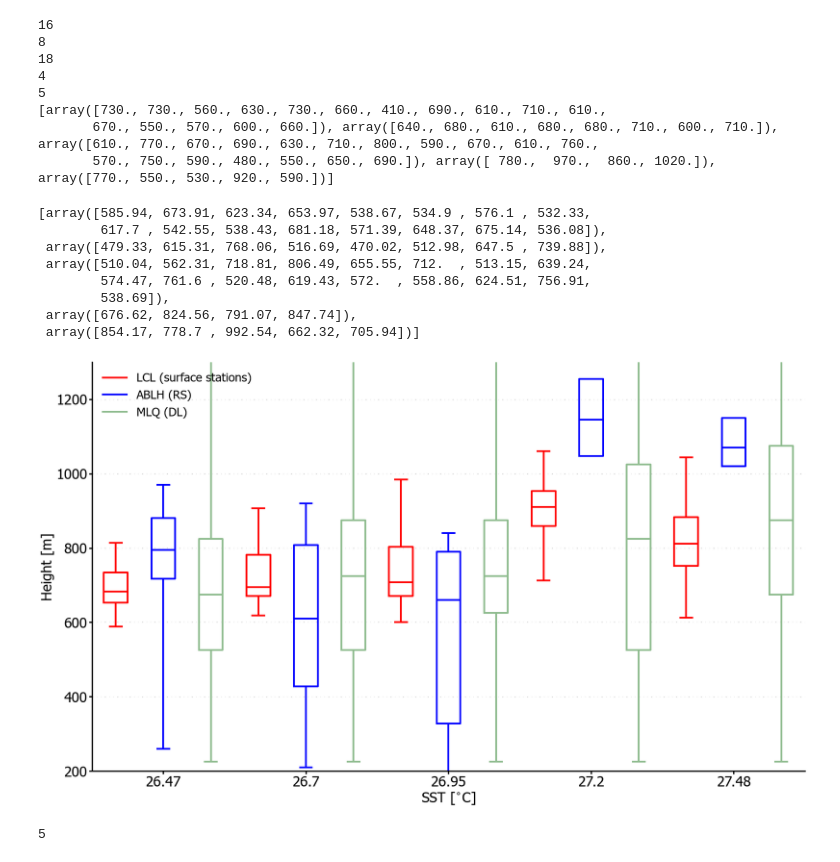
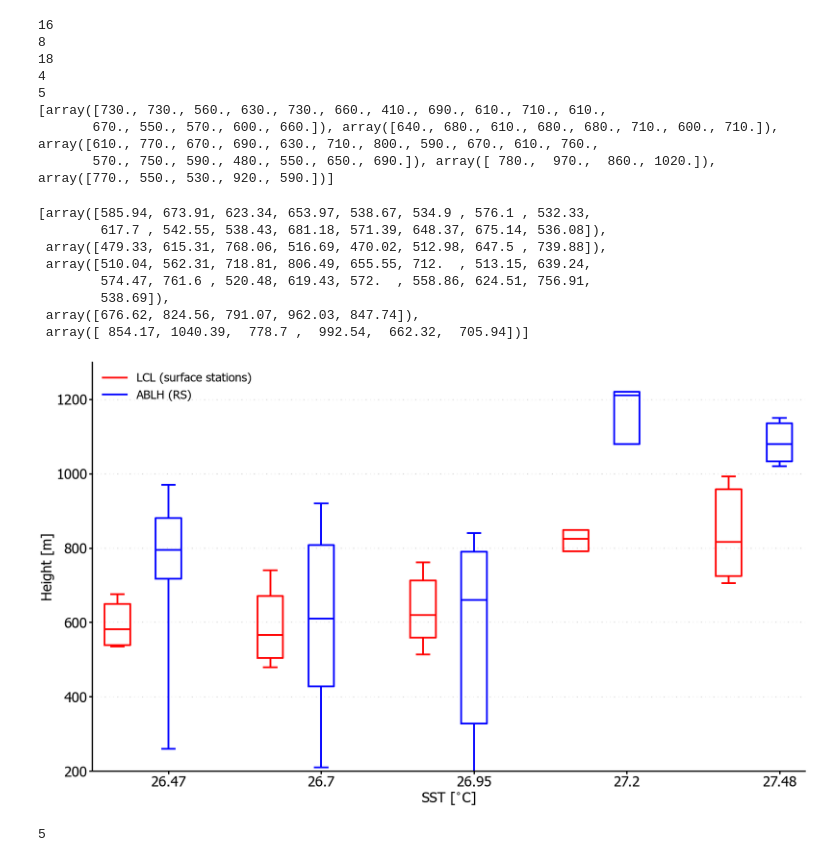
Before and after one commit to ClauClouds/SST-impact, a Jupyter notebook: plot_radiosonde_binned_vs_sst_data.ipynb, the cells around one changed output. Cells and saved outputs as stored; diff of their text form; code cells hidden in the pictures.

```diff
--- a/plot_radiosonde_binned_vs_sst_data.ipynb
+++ b/plot_radiosonde_binned_vs_sst_data.ipynb
@@ -34,11 +34,12 @@ def f_generate_list_binned_var(var_list, var_name_string):
     return(output_list)
 # %%
 # reading radiosondes
-path_RS_postprocessed_data = '/Volumes/Extreme SSD/work/006_projects/001_Prec_Trade_Cycle/post_processed_data/binned_sst/'
+#path_RS_postprocessed_data = '/Volumes/Extreme SSD/work/006_projects/001_Prec_Trade_Cycle/post_processed_data/binned_sst/'
 path_plot = '/Volumes/Extreme SSD/work/006_projects/001_Prec_Trade_Cycle/SST_impact_work/plots_paper/'
+path_RS_postprocessed_data = '/Volumes/Extreme SSD/work/006_projects/001_Prec_Trade_Cycle/post_processed_data/'
 
 # read rs data
-RS_atalante_Data_new = xr.open_dataset(path_RS_postprocessed_data+'radiosondes_atalante_binned_sst.nc')
+RS_atalante_Data_new = xr.open_dataset(path_RS_postprocessed_data+'radiosondes_atalante_merian_binned_sst.nc')
 
 # reading data produced after reviewer's comment
 q_data_review = xr.open_dataset(('/Volumes/Extreme SSD/work/006_projects/001_Prec_Trade_Cycle/post_processed_data/q_data_comment_reviewer.nc'))
@@ -405,8 +341,8 @@ lcl_binned
  array([510.04, 562.31, 718.81, 806.49, 655.55, 712.  , 513.15, 639.24,
         574.47, 761.6 , 520.48, 619.43, 572.  , 558.86, 624.51, 756.91,
         538.69]),
- array([676.62, 824.56, 791.07, 847.74]),
- array([854.17, 778.7 , 992.54, 662.32, 705.94])]
+ array([676.62, 824.56, 791.07, 962.03, 847.74]),
+ array([ 854.17, 1040.39,  778.7 ,  992.54,  662.32,  705.94])]
 # %%
 # plto boxplot of LCL and PBLH
 fig, ax1 = plt.subplots(figsize=(24,14), sharex=True, constrained_layout=True)
@@ -475,19 +411,19 @@ pos_s = [n_ins_plus*k + 1 for k in range(n_groups)]
 
 # BOXPLOT: whis = [5, 95] # to have 5th and 95th percentile as whiskers
 # LCL
-bp_plot_s = ax1.boxplot(LCL_BINS, sym='', positions=pos_s, whis=whis_lims, widths=0.5)
+bp_plot_s = ax1.boxplot(lcl_binned, sym='', positions=pos_s, whis=whis_lims, widths=0.5)
 # PBLH
 bp_plot_h = ax1.boxplot(pblh_binned, sym='', positions=pos_h, whis=whis_lims, widths=0.5)
-bp_plot_q = ax1.boxplot(MLQ, sym='', positions=pos_q, whis=whis_lims, widths=0.5)
+#bp_plot_q = ax1.boxplot(MLQ, sym='', positions=pos_q, whis=whis_lims, widths=0.5)
 
 make_boxplot_great_again(bp_plot_s, col='red')
 make_boxplot_great_again(bp_plot_h, col='blue')
-make_boxplot_great_again(bp_plot_q, col='darkseagreen')
+#make_boxplot_great_again(bp_plot_q, col='darkseagreen')
 
 # create dummy plots for legend:
 ax1.plot([np.nan, np.nan], [np.nan, np.nan], linewidth=4.0, color='red', label='LCL (surface stations)')
 ax1.plot([np.nan, np.nan], [np.nan, np.nan], linewidth=4.0, color='blue', label='ABLH (RS)')
-ax1.plot([np.nan, np.nan], [np.nan, np.nan], linewidth=4.0, color='darkseagreen', label='MLQ (DL)')
+#ax1.plot([np.nan, np.nan], [np.nan, np.nan], linewidth=4.0, color='darkseagreen', label='MLQ (DL)')
 
 # # legend:
 iwv_leg_handles, iwv_leg_labels = ax1.get_legend_handles_labels()
@@ -496,34 +432,34 @@ ax1.legend(handles=iwv_leg_handles, labels=iwv_leg_labels, loc='upper left', fon
 
 # set axis limits and labels:
 ax1.set_ylim(bottom=axlim[0], top=axlim[1])
 ax1.set_ylabel("Height [m]", fontsize=fs)
 ax1.set_xlabel("SST [$^{\circ}$C]", fontsize=fs)
 
 #ax1[0].set_title("Integrated Water Vapour (IWV) during MOSAiC: October 2019 - October 2020", fontsize=fs)
 #ax1.text(-0.05, 1.1, 'mean ABL height and LCL calculated from radiosondes averaged over SST bins',  fontweight='black', fontsize=fontSizeX, transform=ax1.transAxes)
 ax1.set_xticks(pos_h)
 ax1.set_xticklabels(labels_bp)
 ax1.tick_params(axis='both', labelsize=fs)
 ax1.grid(which='major', axis='y', color=(0.5,0.5,0.5), alpha=0.8, linestyle=(0, (3, 10, 1, 10, 1, 10)))
 
 filled_marker_style = dict(marker='D', linestyle=':', s=350,
                            color='black')
 #x2 = ax1.twinx()
 #ax2.scatter(pos_h, n_sondes_per_bin, **filled_marker_style)
 #ax2.spines["top"].set_visible(False)
 #ax2.spines["right"].set_linewidth(3)
 #ax2.spines["right"].set_visible(False)
 #ax2.spines["left"].set_linewidth(3)
 #ax1.xaxis.set_minor_locator(ticker.AutoMinorLocator(n=5))
 ax1.tick_params(which='minor', length=5, width=2)
 ax1.tick_params(which='major', length=7, width=3)
 #ax1.xaxis.set_minor_locator(ticker.AutoMinorLocator(n=5))
 #ax2.tick_params(axis='both', labelsize=dict_plot_settings['labelsizeaxes'])
 #ax2.set_ylabel("sondes per bin [#]", fontsize=fs)
 
 fig.savefig(path_plot+'wisker_lcl_pblh_R1.png')
 # %% [output]
-[figure, old version]
+[figure, new version]
 # %%
 np.sum(n_sondes_per_bin[-2:])
 # %% [output]
```
Also changed, not shown: parts of 5 cells of this notebook, 4 other files.
